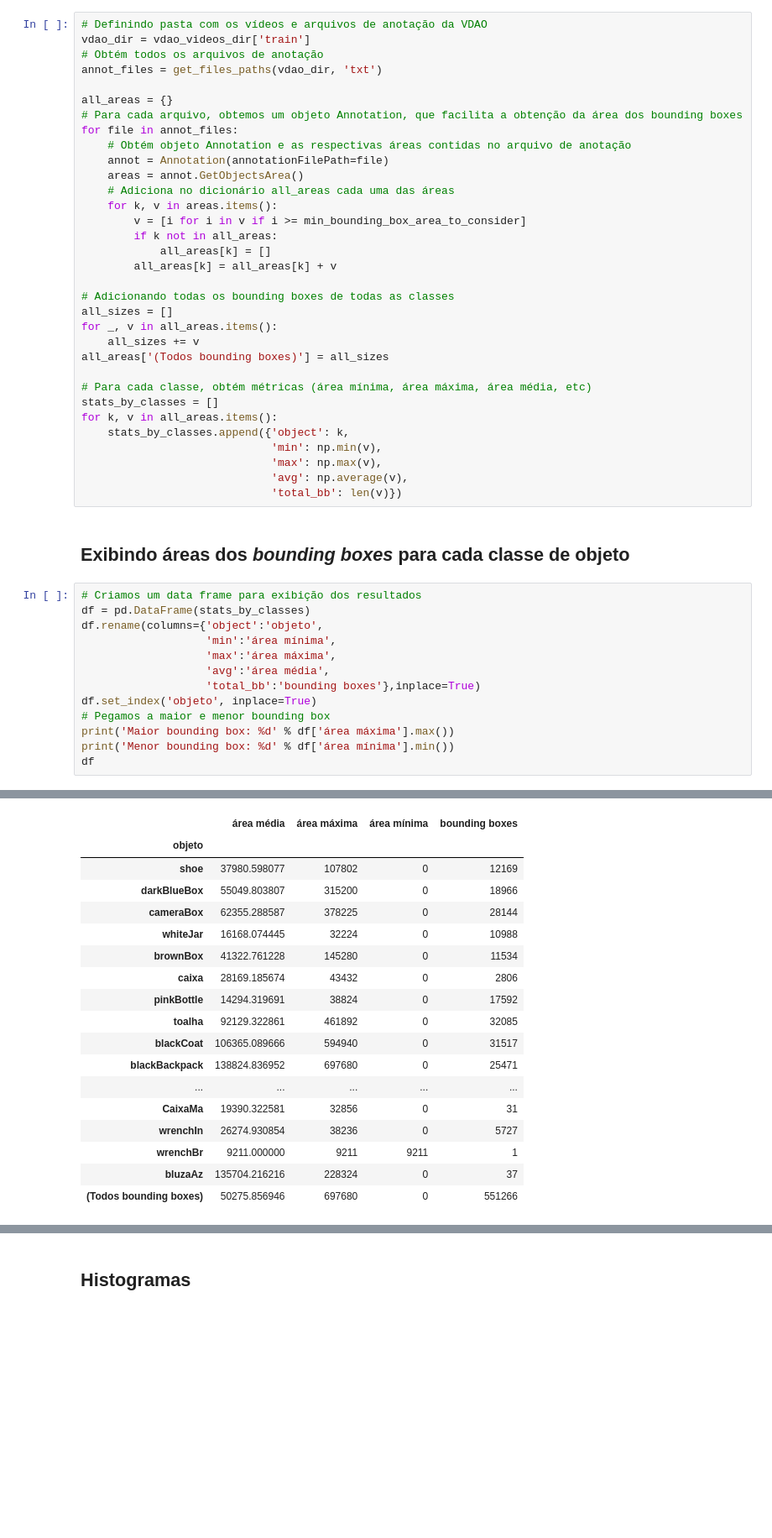
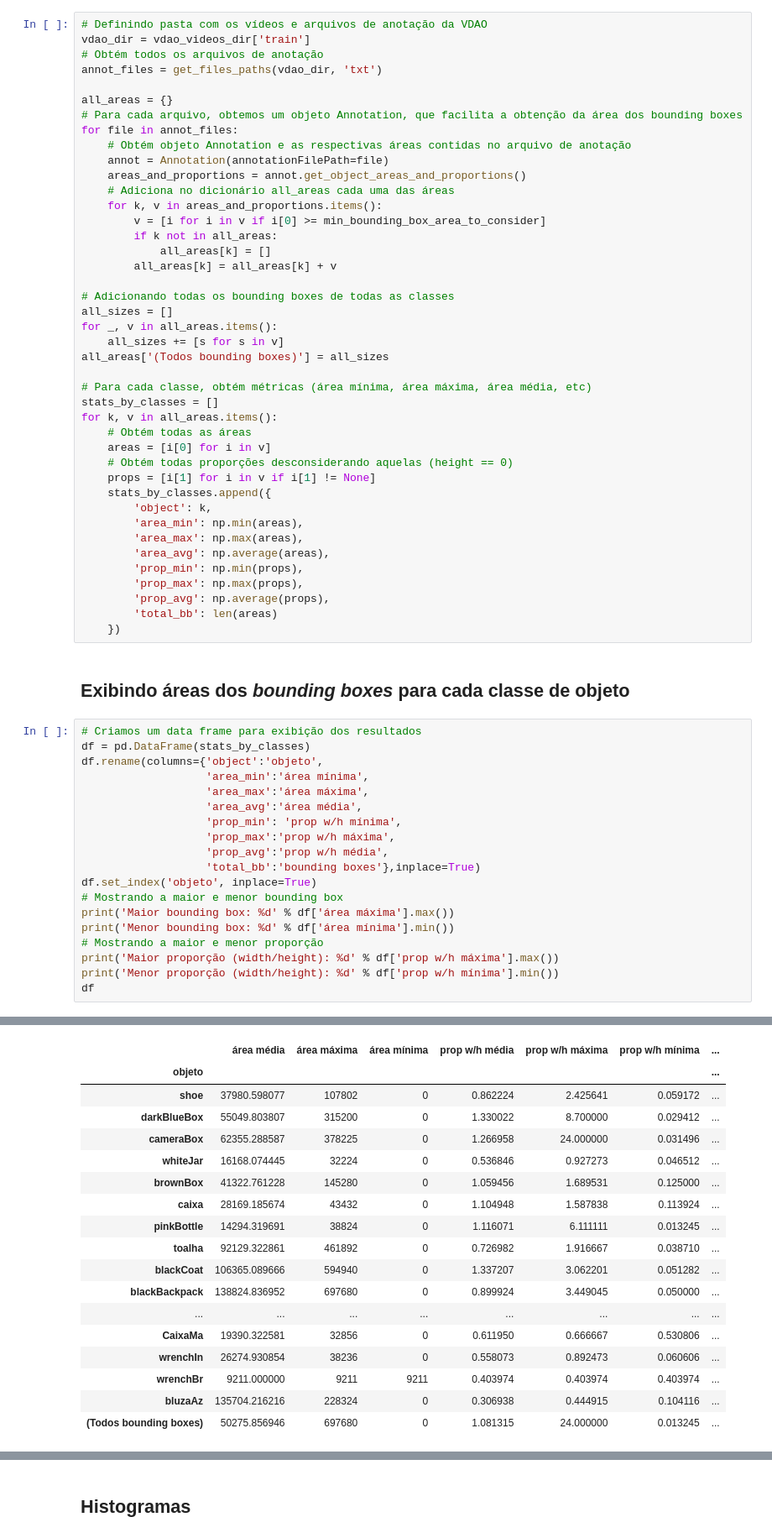
Before and after one commit to rafaelpadilla/DeepLearning-VDAO, a Jupyter notebook: DataAug/notebooks/Statistics_VDAO.ipynb, the cells around one changed output, grey strips where cells are left out. Shown: that part at 84% size. Drawn from its saved outputs; the diff is of its cells as text; blank space fills up the shorter version.

Commit message:
Modificacoes para atender o notebook, para gerar tabelas que apresentem relação de áreas, quantidades de ocorrências das áreas e proporções mín, máx e média de cada área

```diff
--- a/DataAug/notebooks/Statistics_VDAO.ipynb
+++ b/DataAug/notebooks/Statistics_VDAO.ipynb
@@ -56,10 +42,10 @@ all_areas = {}
 for file in annot_files:
     # Obtém objeto Annotation e as respectivas áreas contidas no arquivo de anotação
     annot = Annotation(annotationFilePath=file)
-    areas = annot.GetObjectsArea()
+    areas_and_proportions = annot.get_object_areas_and_proportions()
     # Adiciona no dicionário all_areas cada uma das áreas
-    for k, v in areas.items():
-        v = [i for i in v if i >= min_bounding_box_area_to_consider]
+    for k, v in areas_and_proportions.items():
+        v = [i for i in v if i[0] >= min_bounding_box_area_to_consider]
         if k not in all_areas:
             all_areas[k] = []
         all_areas[k] = all_areas[k] + v
@@ -67,31 +53,46 @@ for file in annot_files:
 # Adicionando todas os bounding boxes de todas as classes
 all_sizes = []
 for _, v in all_areas.items():
-    all_sizes += v
+    all_sizes += [s for s in v]
 all_areas['(Todos bounding boxes)'] = all_sizes
 
 # Para cada classe, obtém métricas (área mínima, área máxima, área média, etc)
 stats_by_classes = []
 for k, v in all_areas.items():
-    stats_by_classes.append({'object': k,
-                             'min': np.min(v),
-                             'max': np.max(v),
-                             'avg': np.average(v),
-                             'total_bb': len(v)})
+    # Obtém todas as áreas
+    areas = [i[0] for i in v]
+    # Obtém todas proporções desconsiderando aquelas (height == 0)
+    props = [i[1] for i in v if i[1] != None]
+    stats_by_classes.append({
+        'object': k,
+        'area_min': np.min(areas),
+        'area_max': np.max(areas),
+        'area_avg': np.average(areas),
+        'prop_min': np.min(props),
+        'prop_max': np.max(props),
+        'prop_avg': np.average(props),
+        'total_bb': len(areas)
+    })
 # %% [markdown]
 ## Exibindo áreas dos *bounding boxes* para cada classe de objeto
 # %%
 # Criamos um data frame para exibição dos resultados
 df = pd.DataFrame(stats_by_classes)
 df.rename(columns={'object':'objeto',
-                   'min':'área mínima',
-                   'max':'área máxima',
-                   'avg':'área média',
+                   'area_min':'área mínima',
+                   'area_max':'área máxima',
+                   'area_avg':'área média',
+                   'prop_min': 'prop w/h mínima',
+                   'prop_max':'prop w/h máxima',
+                   'prop_avg':'prop w/h média',
                    'total_bb':'bounding boxes'},inplace=True)
 df.set_index('objeto', inplace=True)
-# Pegamos a maior e menor bounding box
+# Mostrando a maior e menor bounding box
 print('Maior bounding box: %d' % df['área máxima'].max())
 print('Menor bounding box: %d' % df['área mínima'].min())
+# Mostrando a maior e menor proporção
+print('Maior proporção (width/height): %d' % df['prop w/h máxima'].max())
+print('Menor proporção (width/height): %d' % df['prop w/h mínima'].min())
 df
 # %% [output]
 Maior bounding box: 697680
@@ -99,18 +102,18 @@ Menor bounding box: 0
-|  | área média | área máxima | área mínima | bounding boxes |
-| objeto |  |  |  |  |
-| shoe | 37980.598077 | 107802 | 0 | 12169 |
-| darkBlueBox | 55049.803807 | 315200 | 0 | 18966 |
-| cameraBox | 62355.288587 | 378225 | 0 | 28144 |
-| whiteJar | 16168.074445 | 32224 | 0 | 10988 |
-| brownBox | 41322.761228 | 145280 | 0 | 11534 |
-| caixa | 28169.185674 | 43432 | 0 | 2806 |
-| pinkBottle | 14294.319691 | 38824 | 0 | 17592 |
-| toalha | 92129.322861 | 461892 | 0 | 32085 |
-| blackCoat | 106365.089666 | 594940 | 0 | 31517 |
-| blackBackpack | 138824.836952 | 697680 | 0 | 25471 |
-| ... | ... | ... | ... | ... |
-| CaixaMa | 19390.322581 | 32856 | 0 | 31 |
-| wrenchIn | 26274.930854 | 38236 | 0 | 5727 |
-| wrenchBr | 9211.000000 | 9211 | 9211 | 1 |
-| bluzaAz | 135704.216216 | 228324 | 0 | 37 |
-| (Todos bounding boxes) | 50275.856946 | 697680 | 0 | 551266 |
+|  | área média | área máxima | área mínima | prop w/h média | prop w/h máxima | prop w/h mínima | ... |
+| objeto |  |  |  |  |  |  | ... |
+| shoe | 37980.598077 | 107802 | 0 | 0.862224 | 2.425641 | 0.059172 | ... |
+| darkBlueBox | 55049.803807 | 315200 | 0 | 1.330022 | 8.700000 | 0.029412 | ... |
+| cameraBox | 62355.288587 | 378225 | 0 | 1.266958 | 24.000000 | 0.031496 | ... |
+| whiteJar | 16168.074445 | 32224 | 0 | 0.536846 | 0.927273 | 0.046512 | ... |
+| brownBox | 41322.761228 | 145280 | 0 | 1.059456 | 1.689531 | 0.125000 | ... |
+| caixa | 28169.185674 | 43432 | 0 | 1.104948 | 1.587838 | 0.113924 | ... |
+| pinkBottle | 14294.319691 | 38824 | 0 | 1.116071 | 6.111111 | 0.013245 | ... |
+| toalha | 92129.322861 | 461892 | 0 | 0.726982 | 1.916667 | 0.038710 | ... |
+| blackCoat | 106365.089666 | 594940 | 0 | 1.337207 | 3.062201 | 0.051282 | ... |
+| blackBackpack | 138824.836952 | 697680 | 0 | 0.899924 | 3.449045 | 0.050000 | ... |
+| ... | ... | ... | ... | ... | ... | ... | ... |
+| CaixaMa | 19390.322581 | 32856 | 0 | 0.611950 | 0.666667 | 0.530806 | ... |
+| wrenchIn | 26274.930854 | 38236 | 0 | 0.558073 | 0.892473 | 0.060606 | ... |
+| wrenchBr | 9211.000000 | 9211 | 9211 | 0.403974 | 0.403974 | 0.403974 | ... |
+| bluzaAz | 135704.216216 | 228324 | 0 | 0.306938 | 0.444915 | 0.104116 | ... |
+| (Todos bounding boxes) | 50275.856946 | 697680 | 0 | 1.081315 | 24.000000 | 0.013245 | ... |
```
Also changed, not shown: parts of 6 cells of this notebook, 2 other files.
